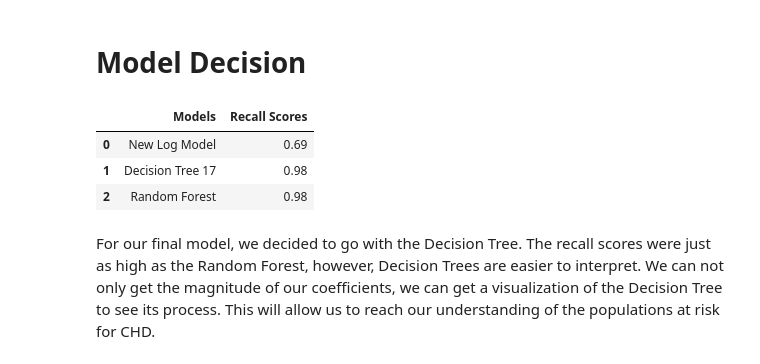
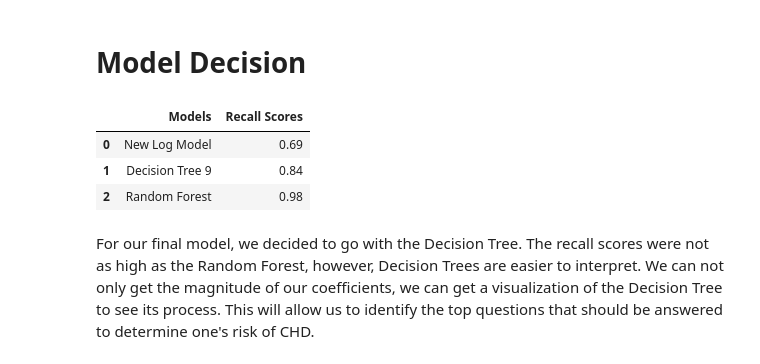
Before and after one commit to zachagreenberg/Cardiovascular_Disease, a Jupyter notebook: EDA-Modeling-Eval.ipynb, the cells around one changed output. Drawn from its saved outputs; the diff is of its cells as text; code cells hidden in the pictures.

```diff
--- a/Project_Notebook.ipynb
+++ b/EDA-Modeling-Eval.ipynb
@@ -741,21 +738,0 @@ Now we will try some Random Search cross validation to try for an improvement.
-# %%
-import scipy.stats as stats
-
-from sklearn.model_selection import cross_val_score, RandomizedSearchCV
-
-#creating a parameter dict
-rs_grid = {'C': stats.uniform(loc=0, scale=10),
-               'l1_ratio': stats.expon(scale=0.2)}
-
-#instantiation RandomSearchCV with parameters
-rs = RandomizedSearchCV(estimator=LogisticRegression(penalty='elasticnet',
-                                                    solver='saga',
-                                                    max_iter=1000,
-                                                    random_state=42),
-                        param_distributions=rs_grid, scoring = custom_scorer,
-                       random_state=42)
-
-rs.fit(X_train_scale, y_train)
-
-#getting the best parameters
-rs.best_params_
@@ -774,11 +742,11 @@ Random Search did not prove to increase the recall. This model would not be bett
 from sklearn.model_selection import GridSearchCV
 
 #getting a dict of parameters
-grid = {'random_state': [42],
+grid = {'random_state': [12],
     'penalty':['l1', 'l2', 'elasticnet', None],
-    'C': [.001, .01, .1, 1.0],
+    'C': [.001,.01, .1, 1.0],
     'class_weight':[None, 'balanced'],
-    'solver': ['newton-cg', 'lbfgs', 'liblinear', 'sag', 'saga']
+    'solver': ['newton-cg', 'lbfgs', 'liblinear', 'sag']
 }
 
 #instantiating GridSearch model
@@ -966,8 +933,8 @@ We have decided to execute a model with a tree depth of 17. It gives us a good r
 # %%
 #instantiating Decision Tree with the new max_depth
-dt = DecisionTreeClassifier(criterion='entropy', max_depth = 17, random_state=42)
+dt = DecisionTreeClassifier(criterion='entropy', max_depth = 9, random_state=12)
 
 #fitting the model
-dtree17 = dt.fit(X_train, y_train)
+dtree9 = dt.fit(X_train, y_train)
 # %%
 #getting cross validation scores
@@ -977,6 +944,6 @@ print(dtree_cv)
 [0.80336352 0.82642487 0.86545925]
 # %%
 #getting predictions
-dtree17_pred = dtree17.predict(X_test)
-dtree17_pred[:5]
+dtree9_pred = dtree9.predict(X_test)
+dtree9_pred[:5]
 # %% [output]
@@ -1106,15 +1073,15 @@ These are the features, according the Random Forest that have the greatest magni
 # Model Decision
 # %%
 #creating a table of our final models and their recall scores
-model_score_dict = {'Models':['New Log Model', 'Decision Tree 17', 'Random Forest'],
+model_score_dict = {'Models':['New Log Model', 'Decision Tree 9', 'Random Forest'],
                     'Recall Scores':[round(recall_score(y_test, gslog_pred),2),
-                                    round(recall_score(y_test, dtree17_pred),2),
+                                    round(recall_score(y_test, dtree9_pred),2),
                                     round(recall_score(y_test, rf_pred),2)]}
 pd.DataFrame(model_score_dict)
 # %% [output]
 |  | Models | Recall Scores |
 | 0 | New Log Model | 0.69 |
-| 1 | Decision Tree 17 | 0.98 |
+| 1 | Decision Tree 9 | 0.84 |
 | 2 | Random Forest | 0.98 |
 # %% [markdown]
-For our final model, we decided to go with the Decision Tree. The recall scores were just as high as the Random Forest, however, Decision Trees are easier to interpret. We can not only get the magnitude of our coefficients, we can get a visualization of the Decision Tree to see its process. This will allow us to reach our understanding of the populations at risk for CHD.
+For our final model, we decided to go with the Decision Tree. The recall scores were not as high as the Random Forest, however, Decision Trees are easier to interpret. We can not only get the magnitude of our coefficients, we can get a visualization of the Decision Tree to see its process. This will allow us to identify the top questions that should be answered to determine one's risk of CHD.
```
Also changed, not shown: parts of 26 cells of this notebook.
